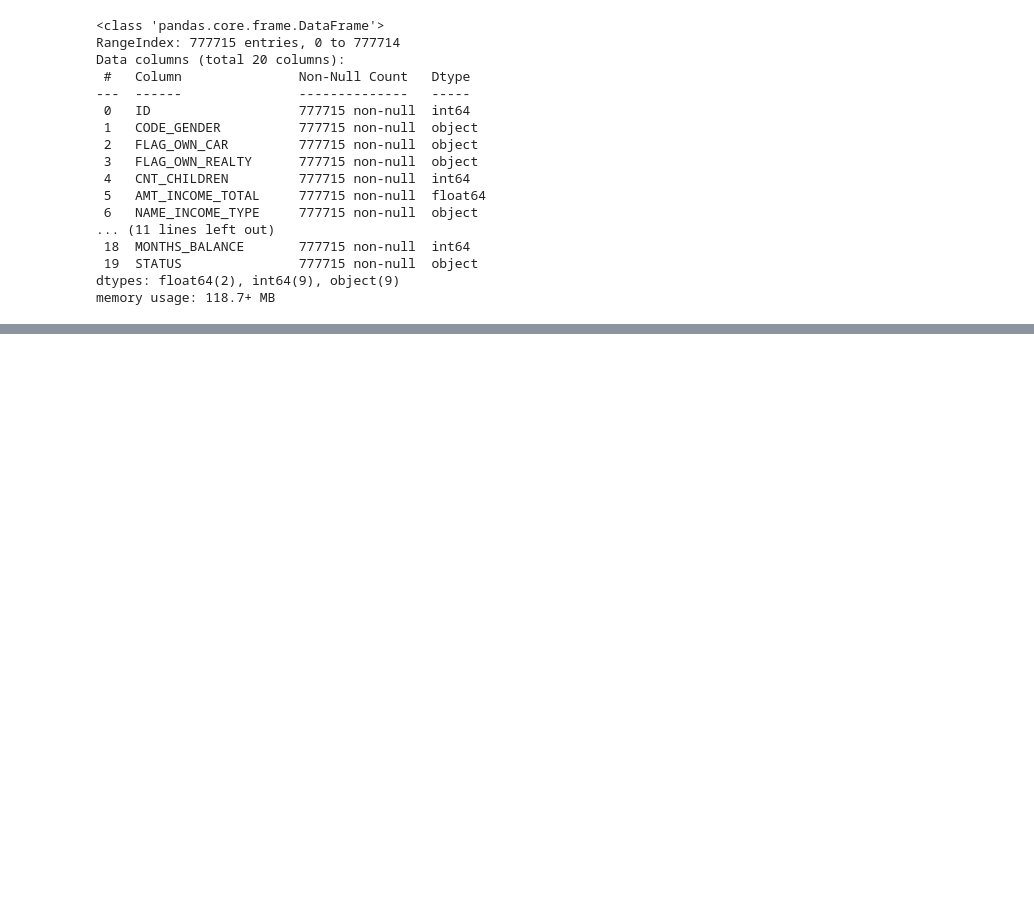
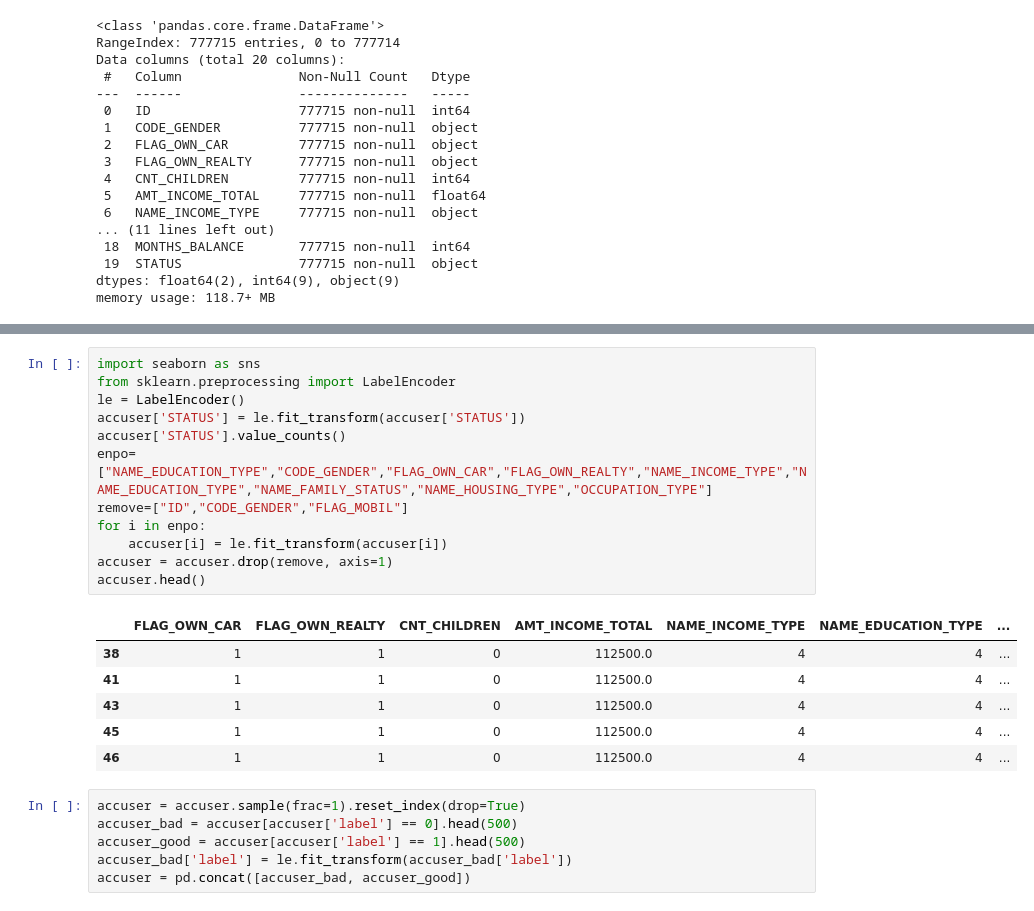
Before and after one commit to lgarin211/desmon, a Jupyter notebook: J.ipynb, the cells around one changed output, grey strips where cells are left out. Drawn from its saved outputs; the diff is of its cells as text; blank space fills up the shorter version.

```diff
--- a/J.ipynb
+++ b/J.ipynb
@@ -106,0 +66,25 @@ Error:
+# %%
+import seaborn as sns
+from sklearn.preprocessing import LabelEncoder
+le = LabelEncoder()
+accuser['STATUS'] = le.fit_transform(accuser['STATUS'])
+accuser['STATUS'].value_counts()
+enpo=["NAME_EDUCATION_TYPE","CODE_GENDER","FLAG_OWN_CAR","FLAG_OWN_REALTY","NAME_INCOME_TYPE","NAME_EDUCATION_TYPE","NAME_FAMILY_STATUS","NAME_HOUSING_TYPE","OCCUPATION_TYPE"]
+remove=["ID","CODE_GENDER","FLAG_MOBIL"]
+for i in enpo:
+    accuser[i] = le.fit_transform(accuser[i])
+accuser = accuser.drop(remove, axis=1)
+accuser.head()
+# %% [output]
+|  | FLAG_OWN_CAR | FLAG_OWN_REALTY | CNT_CHILDREN | AMT_INCOME_TOTAL | NAME_INCOME_TYPE | NAME_EDUCATION_TYPE | ... |
+| 38 | 1 | 1 | 0 | 112500.0 | 4 | 4 | ... |
+| 41 | 1 | 1 | 0 | 112500.0 | 4 | 4 | ... |
+| 43 | 1 | 1 | 0 | 112500.0 | 4 | 4 | ... |
+| 45 | 1 | 1 | 0 | 112500.0 | 4 | 4 | ... |
+| 46 | 1 | 1 | 0 | 112500.0 | 4 | 4 | ... |
+# %%
+accuser = accuser.sample(frac=1).reset_index(drop=True)
+accuser_bad = accuser[accuser['label'] == 0].head(500)
+accuser_good = accuser[accuser['label'] == 1].head(500)
+accuser_bad['label'] = le.fit_transform(accuser_bad['label'])
+accuser = pd.concat([accuser_bad, accuser_good])
```
Also changed, not shown: parts of 20 cells of this notebook.
